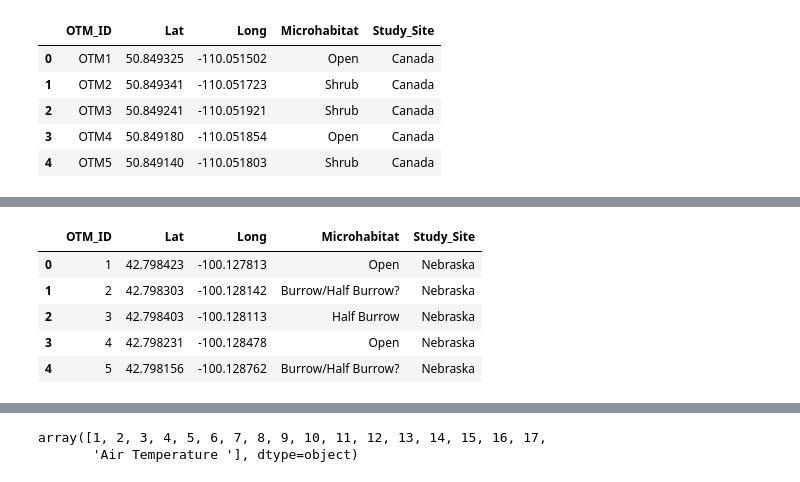
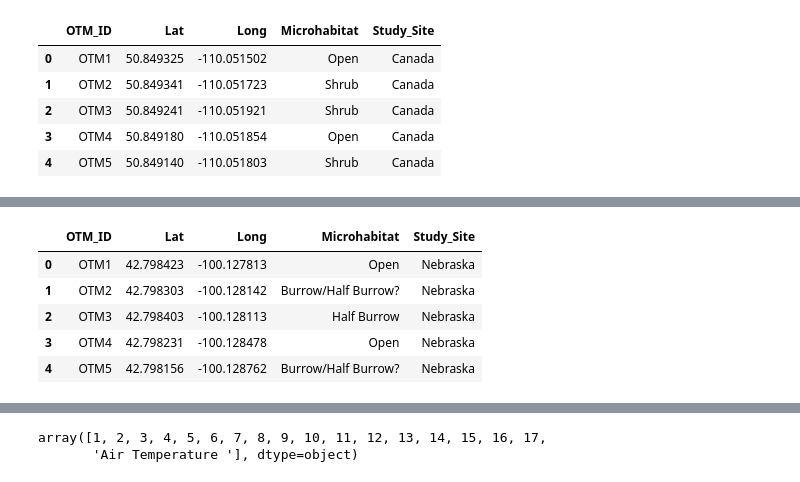
Before and after one commit to michaelremington2/therma_sim, a Jupyter notebook: src/therma_sim/ibutton_main_database.ipynb, the cells around one changed output, grey strips where cells are left out. Saved outputs shown, nothing was run; the diff lists cells and outputs as text; code cells hidden in the pictures.

```diff
--- a/src/therma_sim/ibutton_main_database.ipynb
+++ b/src/therma_sim/ibutton_main_database.ipynb
@@ -122,18 +146,19 @@ meta_data.head()
 # %%
 # Nebraska master sheet
 neb_md = pd.read_excel(base_folder+master_sheets[1])
 neb_md = neb_md[["OTM Number", "Latitude ", "Longitude", "Habitat"]]
 neb_md.columns = ['OTM_ID', 'Lat', 'Long', 'Microhabitat']
 neb_md['Study_Site'] = [get_study_site(master_sheets[1]) for i in range(len(neb_md))]
+neb_md['OTM_ID'] = 'OTM' + neb_md['OTM_ID'].astype(str)
 meta_data = pd.concat([meta_data, neb_md], ignore_index=True)
 neb_md.head()
 # %% [output]
 |  | OTM_ID | Lat | Long | Microhabitat | Study_Site |
-| 0 | 1 | 42.798423 | -100.127813 | Open | Nebraska |
-| 1 | 2 | 42.798303 | -100.128142 | Burrow/Half Burrow? | Nebraska |
-| 2 | 3 | 42.798403 | -100.128113 | Half Burrow | Nebraska |
-| 3 | 4 | 42.798231 | -100.128478 | Open | Nebraska |
-| 4 | 5 | 42.798156 | -100.128762 | Burrow/Half Burrow? | Nebraska |
+| 0 | OTM1 | 42.798423 | -100.127813 | Open | Nebraska |
+| 1 | OTM2 | 42.798303 | -100.128142 | Burrow/Half Burrow? | Nebraska |
+| 2 | OTM3 | 42.798403 | -100.128113 | Half Burrow | Nebraska |
+| 3 | OTM4 | 42.798231 | -100.128478 | Open | Nebraska |
+| 4 | OTM5 | 42.798156 | -100.128762 | Burrow/Half Burrow? | Nebraska |
 # %%
 otm_main[otm_main['Study_Site']=='Nebraska']['OTM_ID'].unique()
 # %% [output]
```
Also changed, not shown: parts of 17 cells of this notebook, 9 other files.
